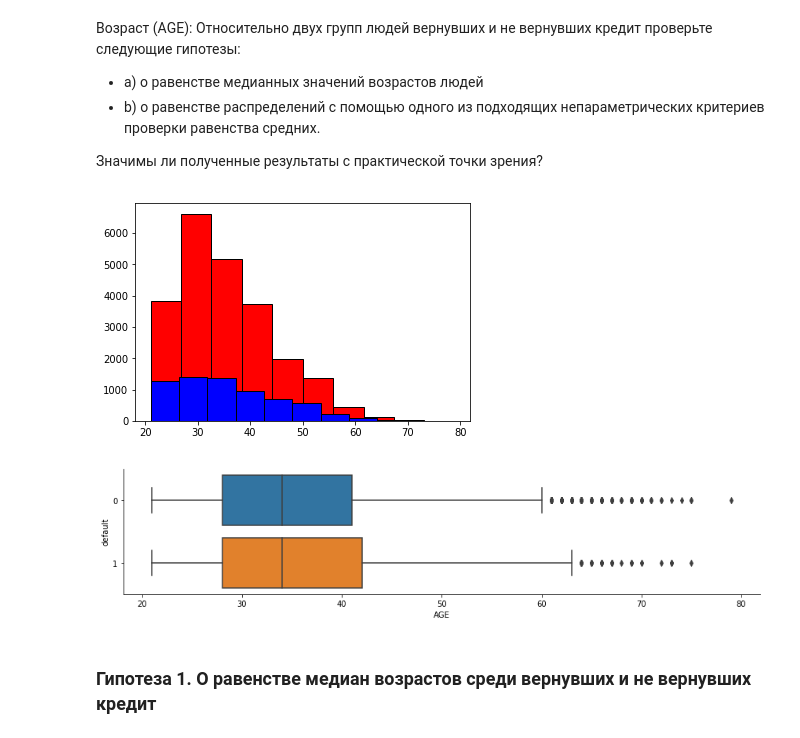
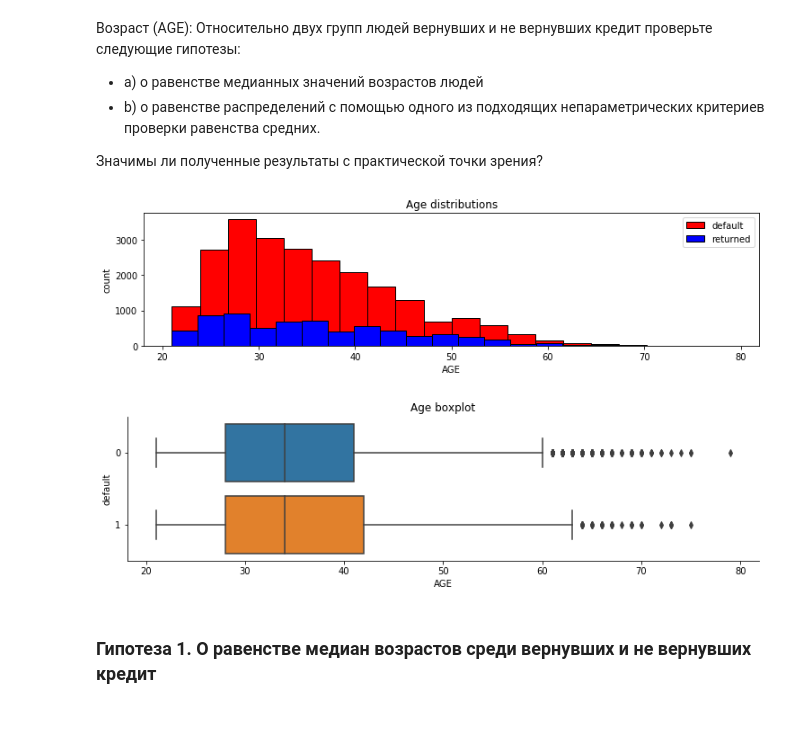
Before and after one commit to armavox/mldaspec, a Jupyter notebook: course4/notebooks/w4_Scoring.ipynb, the cells around one changed output. Drawn from its saved outputs; the diff is of its cells as text; code cells hidden in the pictures.

```diff
--- a/course4/notebooks/w4_Scoring.ipynb
+++ b/course4/notebooks/w4_Scoring.ipynb
@@ -431,14 +482,19 @@ Cramers' V: 0.0306
 
 Значимы ли полученные результаты с практической точки зрения?
 # %%
-plt.hist(df[df.default == 0].AGE, color='r', bins=10);
-plt.hist(df[df.default == 1].AGE, color='b', bins=10);
+fig, ax = plt.subplots(figsize=(10.5,3))
+ax.hist(df[df.default == 0].AGE, color='r', bins=20, label='default')
+ax.hist(df[df.default == 1].AGE, color='b', bins=20, label='returned');
+ax.set(xlabel='AGE', ylabel='count', title='Age distributions')
+ax.legend(loc='best');
+fig.tight_layout();
 # %% [output]
-[figure, old version]
+[figure, new version]
 # %%
-sns.catplot(data=df, x='AGE', y='default', kind='box', orient='h', height=3, aspect=4);
+sns.catplot(data=df, x='AGE', y='default', kind='box', orient='h', height=3, aspect=3.5)
+plt.title('Age boxplot');
 # %% [output]
-[figure, old version]
+[figure, new version]
 # %% [markdown]
 ### Гипотеза 1. О равенстве медиан возрастов среди вернувших и не вернувших кредит
 # %% [markdown]
```
Also changed, not shown: parts of 37 cells of this notebook, 4 other files.
